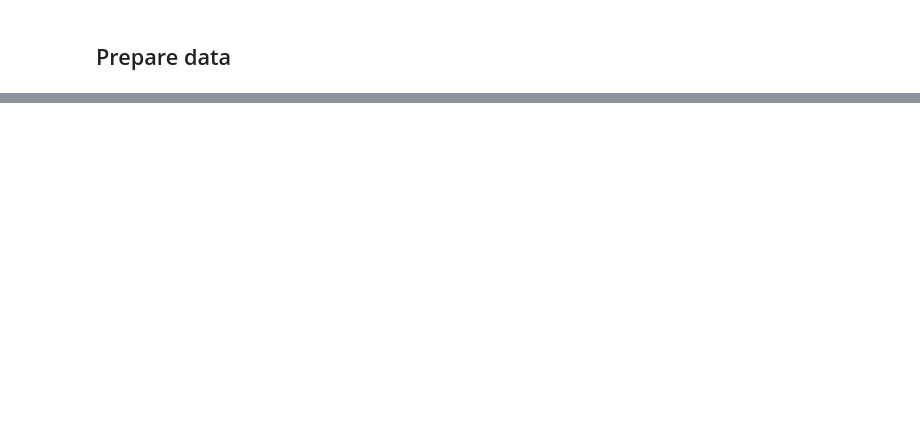
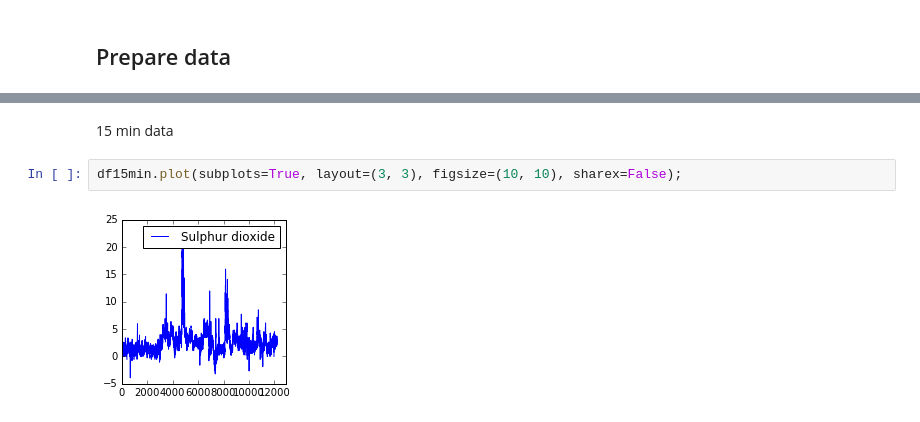
Before and after one commit to tnygren/Jupyter-Notebooks, a Jupyter notebook: Project One - Air Quality.ipynb, the cells around one changed output, grey strips where cells are left out. Saved outputs shown, nothing was run; the diff lists cells and outputs as text; blank space fills up the shorter version.

```diff
--- a/Project One - Air Quality.ipynb
+++ b/Project One - Air Quality.ipynb
@@ -183,0 +46,6 @@ idf.loc[idf['PM10 particulate matter (Hourly measured)'] == idf['PM10 particulat
+# %% [markdown]
+15 min data
+# %%
+df15min.plot(subplots=True, layout=(3, 3), figsize=(10, 10), sharex=False);
+# %% [output]
+[figure, added]
```
Also changed, not shown: parts of 49 cells of this notebook.
